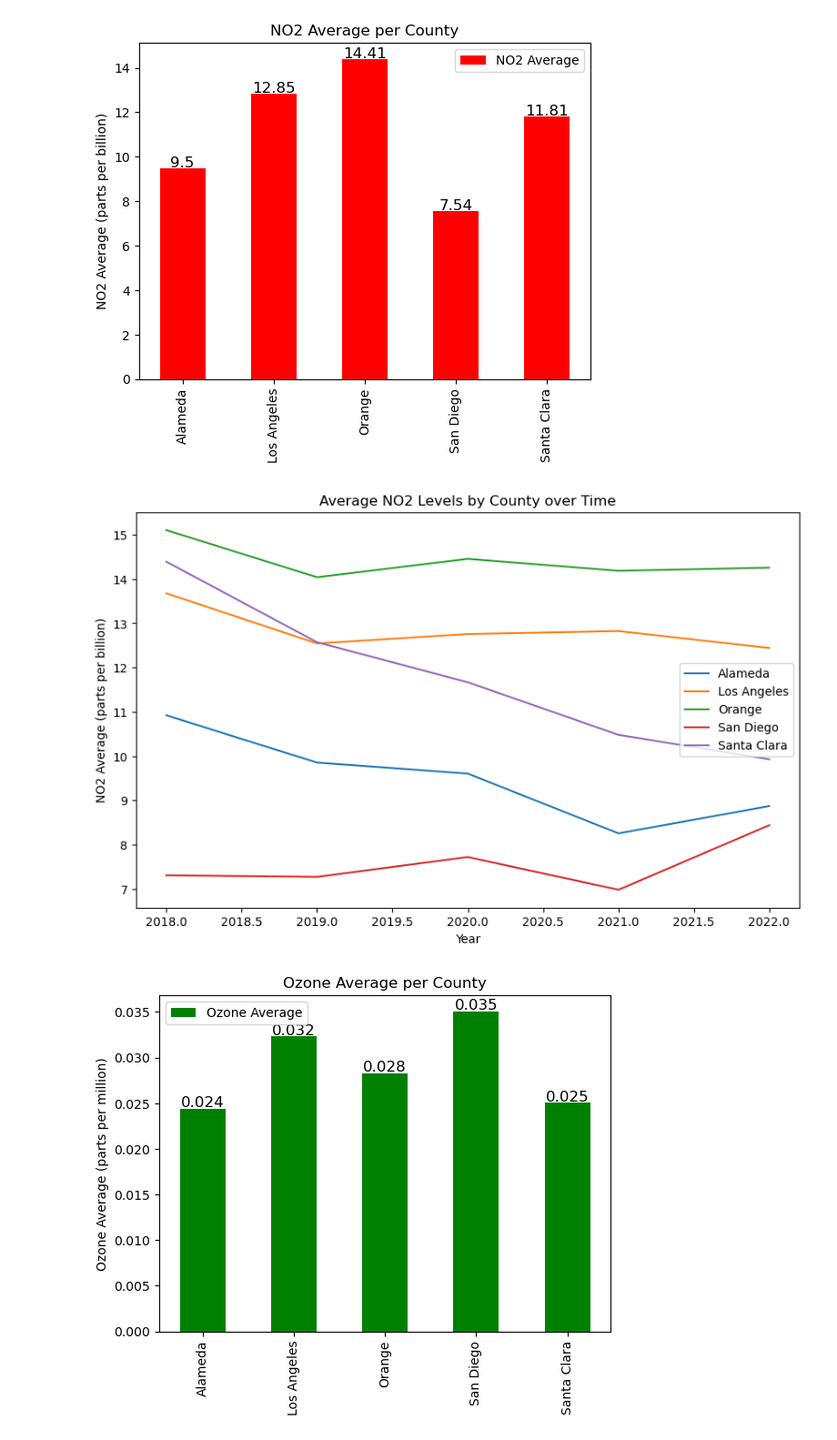
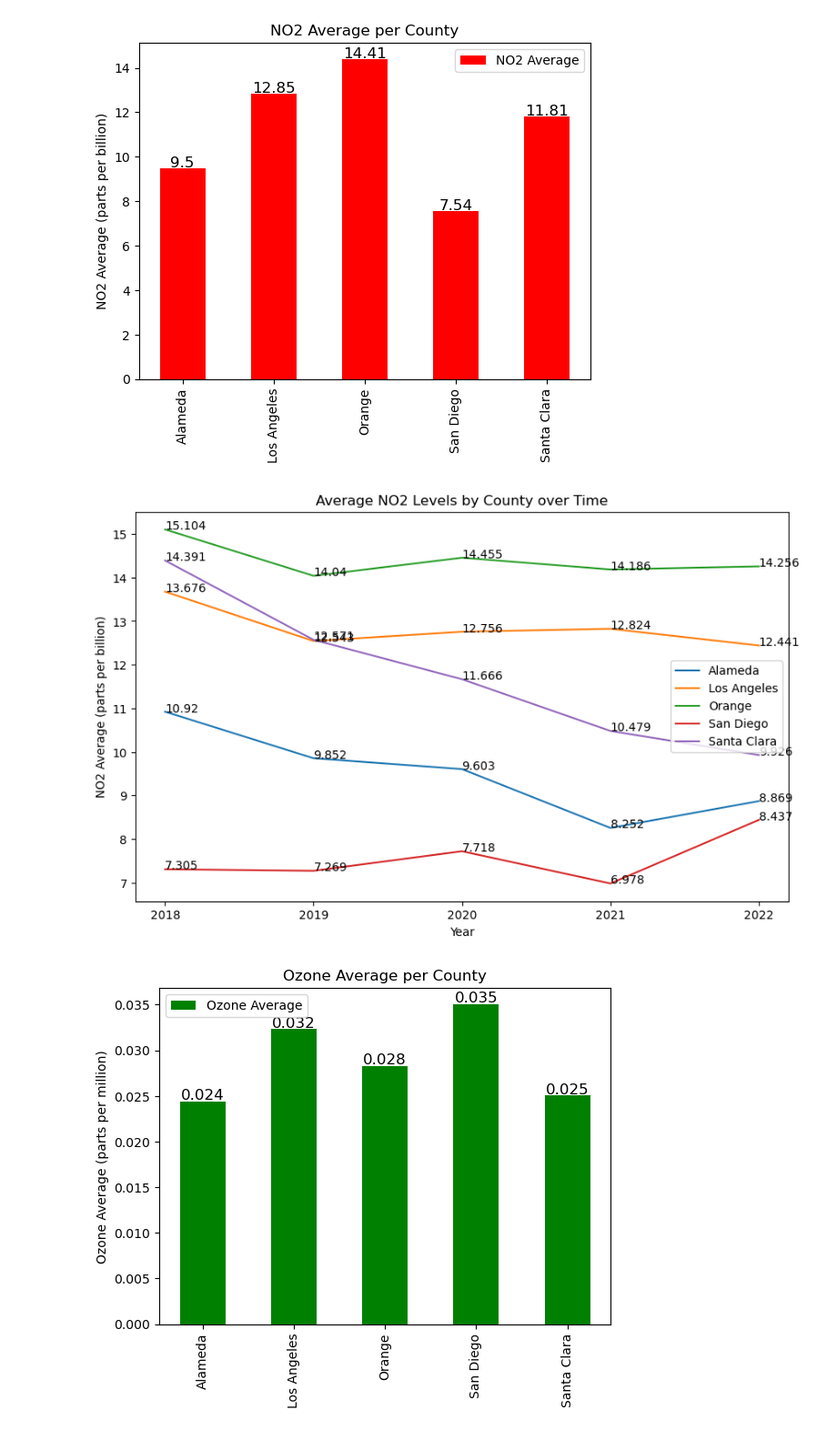
Before and after one commit to dkoch1399/Project-1, a Jupyter notebook: Project 1.ipynb, the cells around one changed output. Shown at 91% size. Drawn from its saved outputs; the diff is of its cells as text; code cells hidden in the pictures.

Commit message:
added output data

```diff
--- a/Project 1.ipynb
+++ b/Project 1.ipynb
@@ -177,23 +177,23 @@ plt.show()
 # %% [output]
 [figure]
 # %%
-# group the data by year and county
 county_data = ev_data_complete.groupby(['year', 'county'])[['no2 avg', 'Number of Vehicles']].mean()
-# reset the index to make the year and county columns into regular columns
 county_data = county_data.reset_index()
-# create a pivot table with years as rows and counties as columns
 pivot_data = pd.pivot_table(county_data, values='no2 avg', index='year', columns='county')
-# plot the data
-pivot_data.plot(figsize=(10, 6), legend=False)
-plt.xlabel('Year')
-plt.ylabel('NO2 Average (parts per billion)')
-plt.title('Average NO2 Levels by County over Time')
-
+fig, ax = plt.subplots(figsize=(10, 6))
+pivot_data.plot(ax=ax, legend=False)
+ax.set_xlabel('Year')
+ax.set_ylabel('NO2 Average (parts per billion)')
+ax.set_title('Average NO2 Levels by County over Time')
+ax.set_xticks(pivot_data.index[::1])
+for col in pivot_data.columns:
+    for i, val in pivot_data[col].items():
+        ax.text(i, val, str(round(val, 3)))
 plt.legend()
-
+plt.savefig("output_data/NO2_avg_per_county_per_year.png")
 plt.show()
 # %% [output]
-[figure, old version]
+[figure, new version]
 # %%
 import matplotlib.pyplot as plt
 import numpy as np
```
Also changed, not shown: parts of 11 cells of this notebook, 9 other files.
